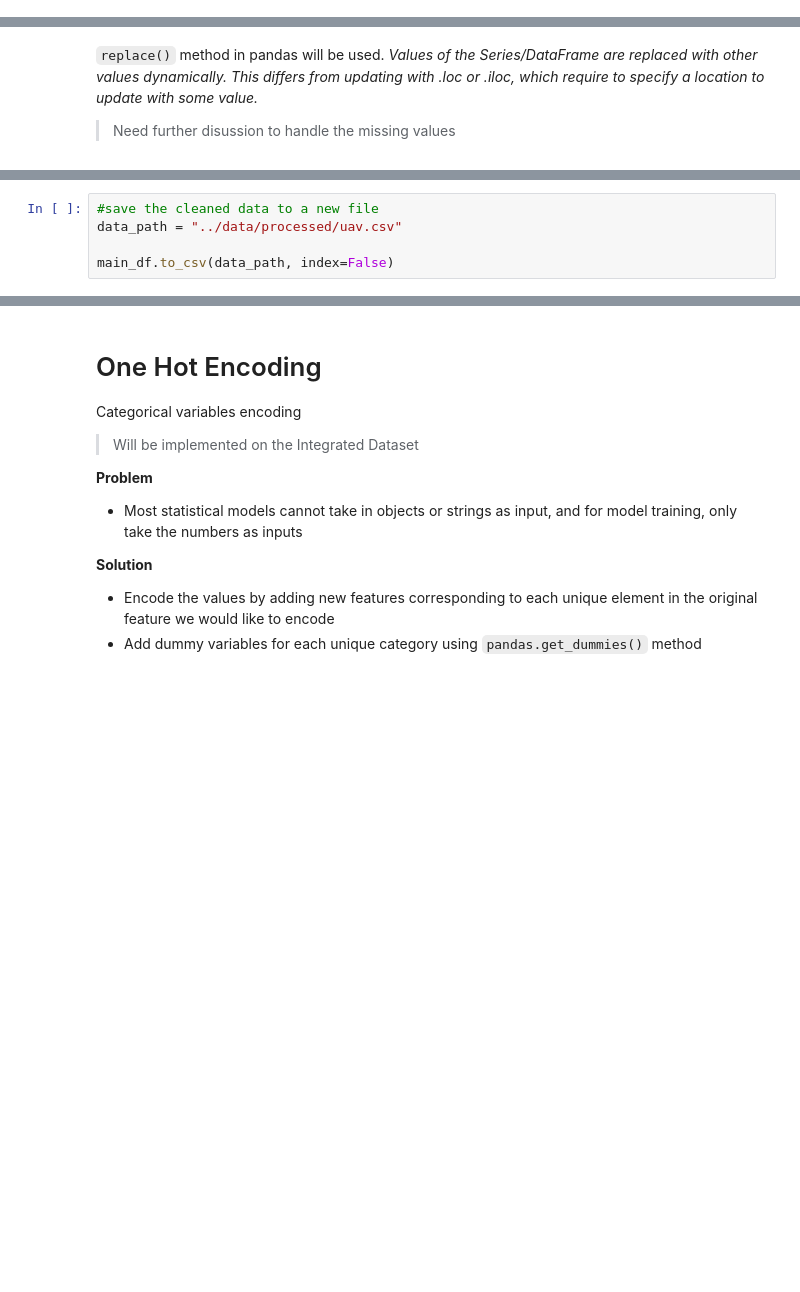
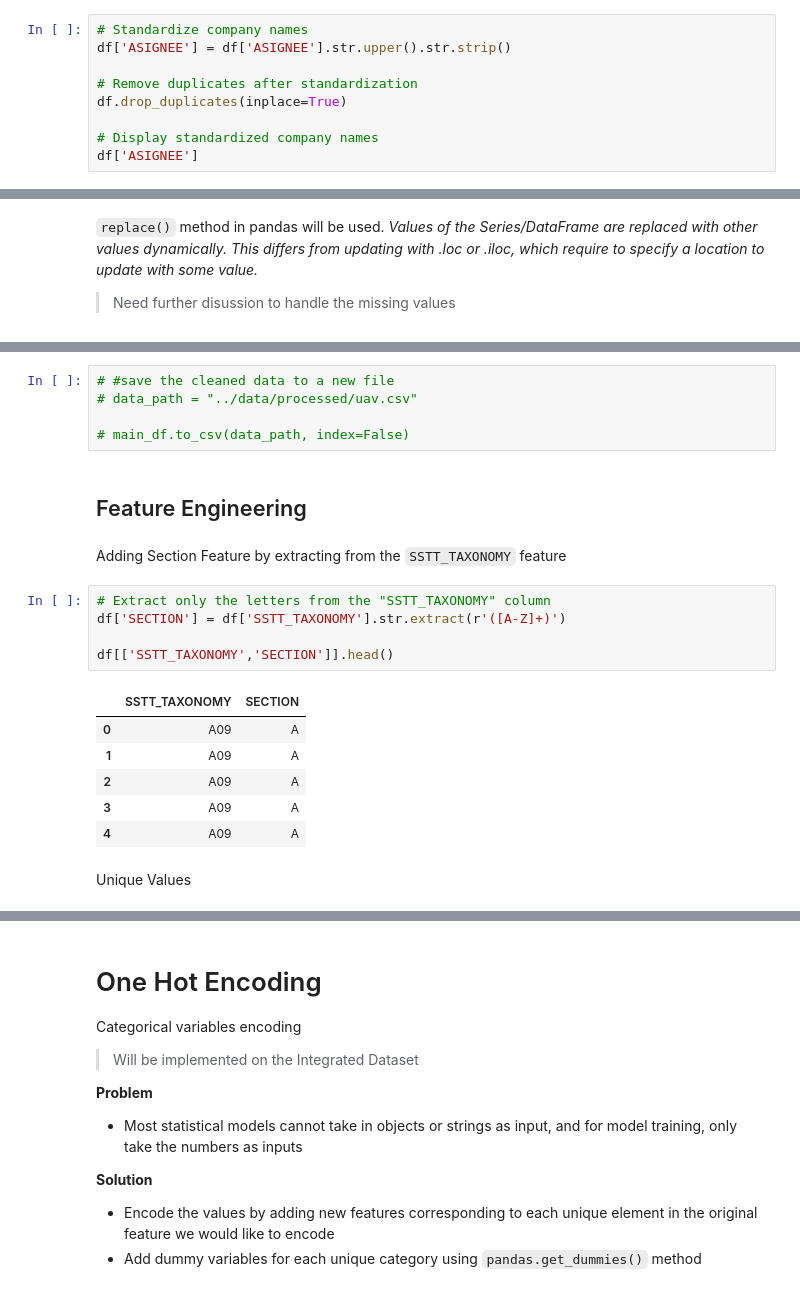
Before and after one commit to faridnec/forecasting-tech-adoption, a Jupyter notebook: notebooks/data-preprocessing.ipynb, the cells around one changed output, grey strips where cells are left out. Drawn from its saved outputs; the diff is of its cells as text; blank space fills up the shorter version.

```diff
--- a/notebooks/data-preprocessing.ipynb
+++ b/notebooks/data-preprocessing.ipynb
@@ -57,0 +73,9 @@ The datatypes seems reasonable
+# %%
+# Standardize company names
+df['ASIGNEE'] = df['ASIGNEE'].str.upper().str.strip()
+
+# Remove duplicates after standardization
+df.drop_duplicates(inplace=True)
+
+# Display standardized company names
+df['ASIGNEE']
@@ -153,5 +174,23 @@ main_df.head()
 # %%
-#save the cleaned data to a new file
-data_path = "../data/processed/uav.csv"
+# #save the cleaned data to a new file
+# data_path = "../data/processed/uav.csv"
 
-main_df.to_csv(data_path, index=False)
+# main_df.to_csv(data_path, index=False)
+# %% [markdown]
+## Feature Engineering
+# %% [markdown]
+Adding Section Feature by extracting from the `SSTT_TAXONOMY` feature
+# %%
+# Extract only the letters from the "SSTT_TAXONOMY" column
+df['SECTION'] = df['SSTT_TAXONOMY'].str.extract(r'([A-Z]+)')
+
+df[['SSTT_TAXONOMY','SECTION']].head()
+# %% [output]
+|  | SSTT_TAXONOMY | SECTION |
+| 0 | A09 | A |
+| 1 | A09 | A |
+| 2 | A09 | A |
+| 3 | A09 | A |
+| 4 | A09 | A |
+# %% [markdown]
+Unique Values
```
Also changed, not shown: parts of 28 cells of this notebook, 20 other files.
